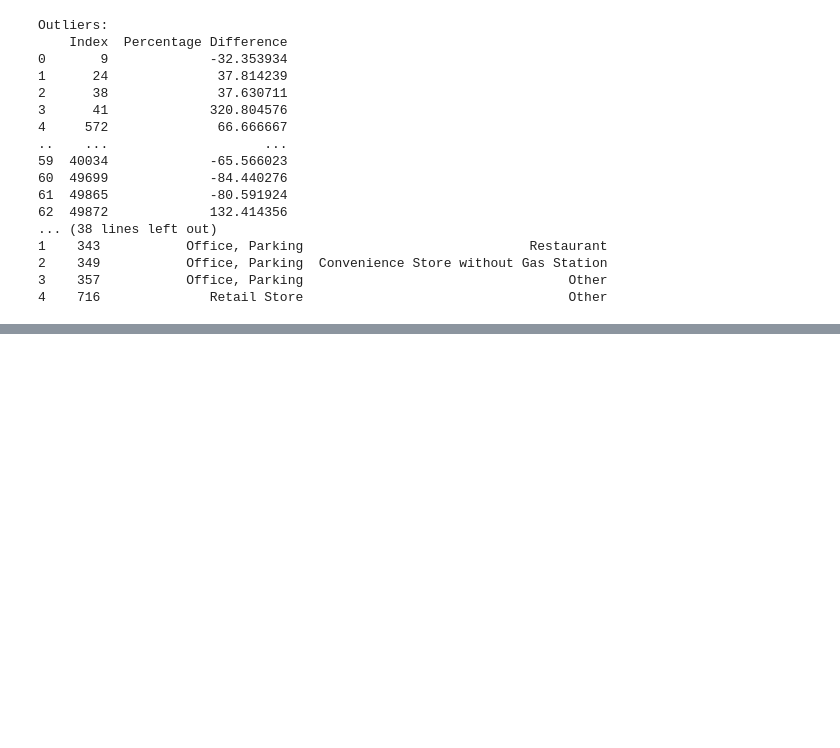
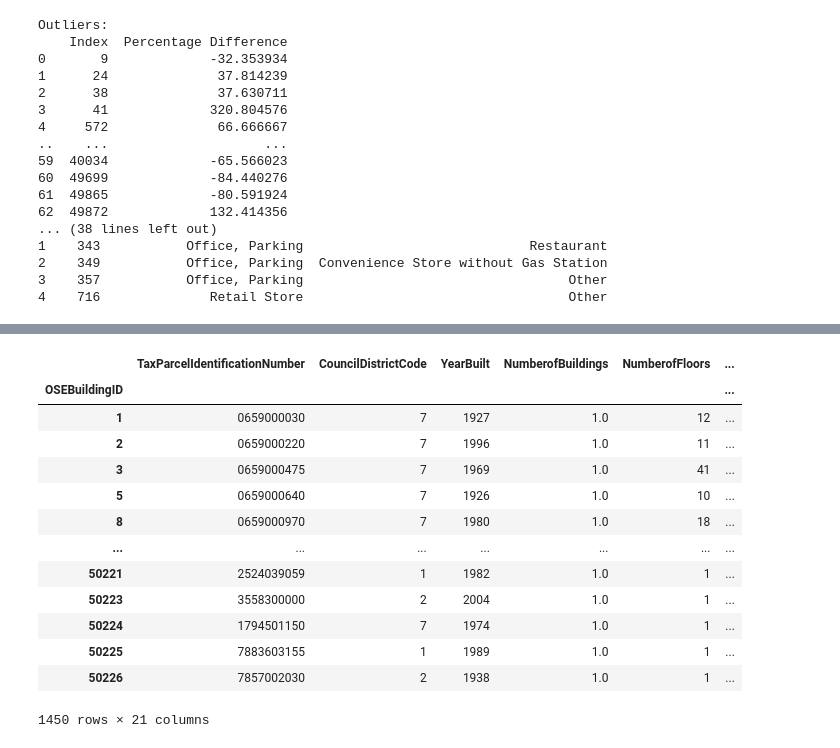
Before and after one commit to Najia-afk/Mission4, a Jupyter notebook: mission4.ipynb, the cells around one changed output, grey strips where cells are left out. Cells and saved outputs as stored; diff of their text form; code cells hidden in the pictures; blank space fills up the shorter version.

```diff
--- a/mission4.ipynb
+++ b/mission4.ipynb
@@ -150,7 +150,7 @@ def filter_single_value_columns(df):
     return [col for col in df.columns if df[col].nunique() > 1]
 
 
-df_cleaned_value = df_cleaned_value.drop(columns=['SiteEnergyUse(kBtu)'])
+#df_cleaned_value = df_cleaned_value.drop(columns=['SiteEnergyUse(kBtu)'])
 
 # Cast to string
 df_cleaned_value = cast_all_columns_to_string(df_cleaned_value)
@@ -503,3 +509,44 @@ df_cleaned_value = clean_df(df_cleaned_value)
+# %%
+# Drop specified columns
+columns_to_drop = ['BuildingType','PropertyName', 'Address', 'Neighborhood', 'ZipCode', 'PrimaryPropertyType','Electricity(kWh)','NaturalGas(therms)','ListOfAllPropertyUseTypes',
+'PropertyGFATotal','PropertyGFABuilding(s)','Transformed_Lon','Transformed_Lat','Latitude','Longitude','SiteEUI(kBtu/sf)','SiteEUIWN(kBtu/sf)','SourceEUI(kBtu/sf)','SourceEUIWN(kBtu/sf)',
+'SiteEnergyUseWN(kBtu)','GHGEmissionsIntensity']
+df_cleaned_value = df_cleaned_value.drop(columns=columns_to_drop)
+
+def clean_df(df):
+    temp_df = df.copy()
+
+    # Replace NaN values with 0 for numeric columns and convert to float64
+    temp_df['LargestPropertyUseTypeGFA'] = temp_df['LargestPropertyUseTypeGFA'].fillna(0.0).astype(float)
+    temp_df['SecondLargestPropertyUseTypeGFA'] = temp_df['SecondLargestPropertyUseTypeGFA'].fillna(0).astype(float)
+    temp_df['ThirdLargestPropertyUseTypeGFA'] = temp_df['ThirdLargestPropertyUseTypeGFA'].fillna(0).astype(float)
+    temp_df['PropertyGFAParking'] = temp_df['PropertyGFAParking'].fillna(0).astype(float)
+
+    # Replace NaN values with 'None' for string columns
+    temp_df['LargestPropertyUseType'] = temp_df['LargestPropertyUseType'].fillna('None')
+    temp_df['SecondLargestPropertyUseType'] = temp_df['SecondLargestPropertyUseType'].fillna('None')
+    temp_df['ThirdLargestPropertyUseType'] = temp_df['ThirdLargestPropertyUseType'].fillna('None')
+
+    # Replace NaN values with 0 for energy columns and convert to float64
+    temp_df['SteamUse(kBtu)'] = temp_df['SteamUse(kBtu)'].fillna(0).astype(float)
+    temp_df['Electricity(kBtu)'] = temp_df['Electricity(kBtu)'].fillna(0).astype(float)
+    temp_df['NaturalGas(kBtu)'] = temp_df['NaturalGas(kBtu)'].fillna(0).astype(float)
+
+    # Create TotalEnergy(kBtu) feature
+    temp_df['TotalEnergy(kBtu)'] = temp_df['SteamUse(kBtu)'] + temp_df['Electricity(kBtu)'] + temp_df['NaturalGas(kBtu)']
+
+    # Create percentage columns
+    temp_df['SteamUse'] = (temp_df['SteamUse(kBtu)'] / temp_df['TotalEnergy(kBtu)']) * 100
+    temp_df['Electricity'] = (temp_df['Electricity(kBtu)'] / temp_df['TotalEnergy(kBtu)']) * 100
+    temp_df['NaturalGas'] = (temp_df['NaturalGas(kBtu)'] / temp_df['TotalEnergy(kBtu)']) * 100
+
+    # Drop original energy columns
+    temp_df = temp_df.drop(columns=['SteamUse(kBtu)', 'Electricity(kBtu)', 'NaturalGas(kBtu)'])
+
+    return temp_df
+
+# Example usage
+df_cleaned_value = clean_df(df_cleaned_value)
 # %%
 df_cleaned_value.dtypes
 # %% [output]
@@ -557,0 +570,17 @@ NameError: name 'df_transformed' is not defined
+# %%
+df_cleaned_value
+# %% [output]
+|  | TaxParcelIdentificationNumber | CouncilDistrictCode | YearBuilt | NumberofBuildings | NumberofFloors | ... |
+| OSEBuildingID |  |  |  |  |  | ... |
+| 1 | 0659000030 | 7 | 1927 | 1.0 | 12 | ... |
+| 2 | 0659000220 | 7 | 1996 | 1.0 | 11 | ... |
+| 3 | 0659000475 | 7 | 1969 | 1.0 | 41 | ... |
+| 5 | 0659000640 | 7 | 1926 | 1.0 | 10 | ... |
+| 8 | 0659000970 | 7 | 1980 | 1.0 | 18 | ... |
+| ... | ... | ... | ... | ... | ... | ... |
+| 50221 | 2524039059 | 1 | 1982 | 1.0 | 1 | ... |
+| 50223 | 3558300000 | 2 | 2004 | 1.0 | 1 | ... |
+| 50224 | 1794501150 | 7 | 1974 | 1.0 | 1 | ... |
+| 50225 | 7883603155 | 1 | 1989 | 1.0 | 1 | ... |
+| 50226 | 7857002030 | 2 | 1938 | 1.0 | 1 | ... |
+1450 rows × 21 columns
```
Also changed, not shown: parts of 5 cells of this notebook, 1 other file.
